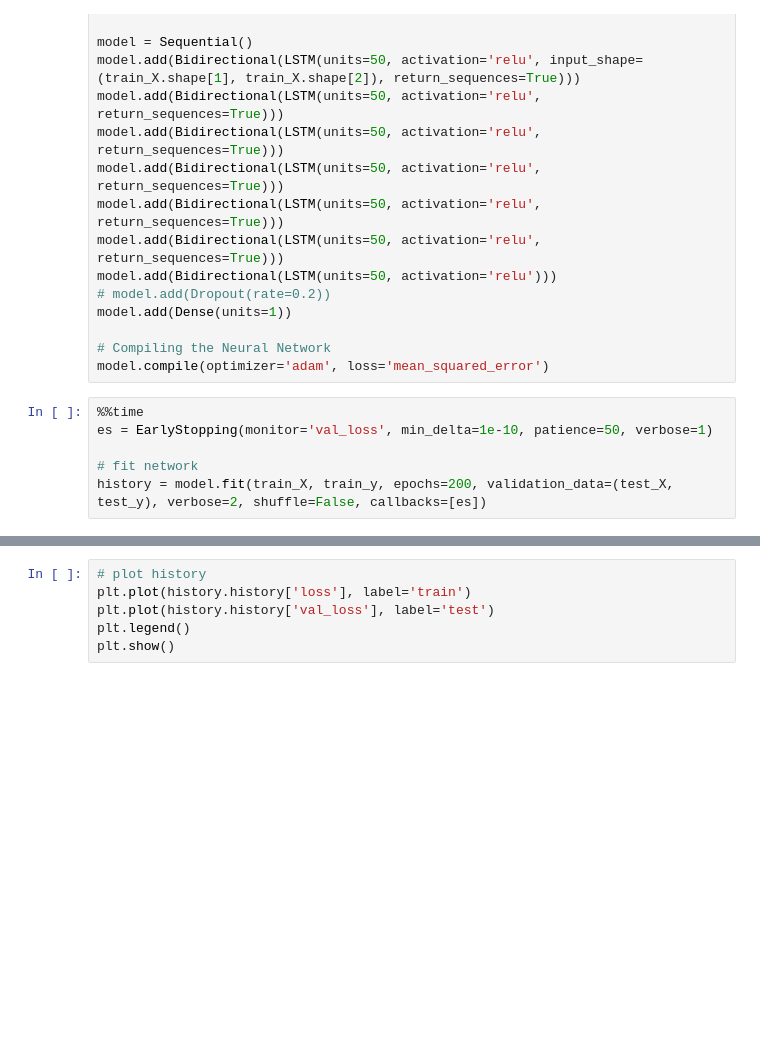
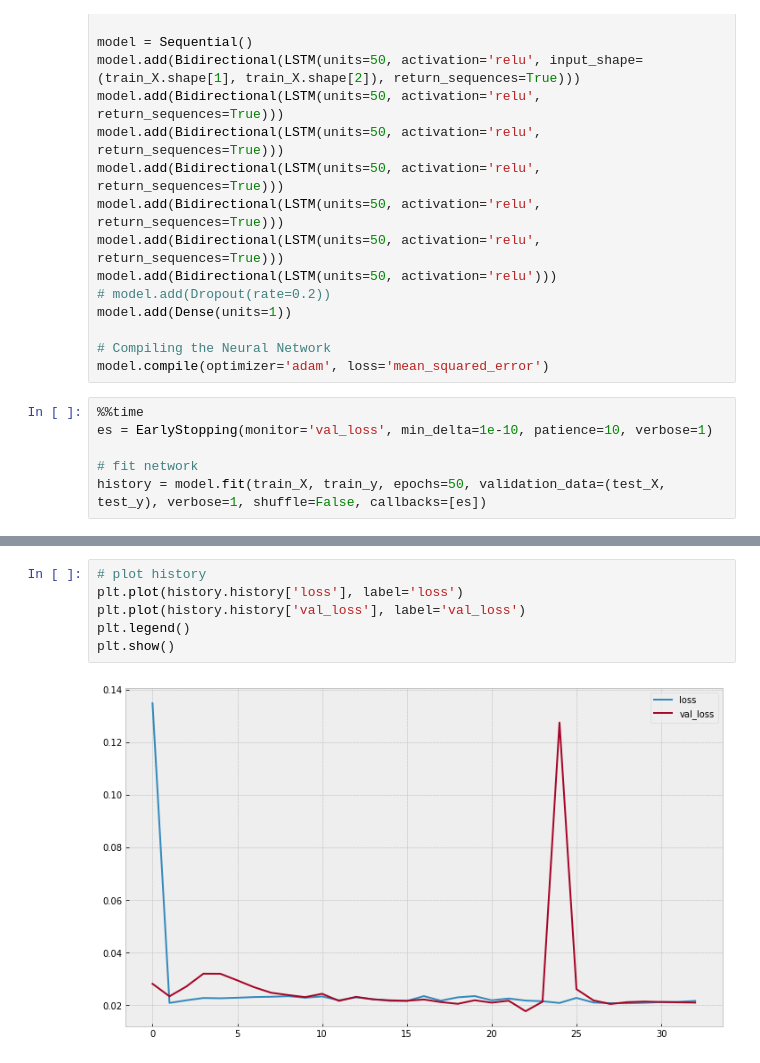
Before and after one commit to UsmanKolo/Master_Thesis, a Jupyter notebook: Notebooks/MultiVariate_LSTM2.ipynb, the cells around one changed output, grey strips where cells are left out. Saved outputs shown, nothing was run; the diff lists cells and outputs as text; blank space fills up the shorter version.

```diff
--- a/Notebooks/MultiVariate_LSTM2.ipynb
+++ b/Notebooks/MultiVariate_LSTM2.ipynb
@@ -229,7 +240,7 @@ model.add(Dense(units=1))
 model.compile(optimizer='adam', loss='mean_squared_error')
 # %%
 %%time
-es = EarlyStopping(monitor='val_loss', min_delta=1e-10, patience=50, verbose=1)
+es = EarlyStopping(monitor='val_loss', min_delta=1e-10, patience=10, verbose=1)
 
 # fit network
-history = model.fit(train_X, train_y, epochs=200, validation_data=(test_X, test_y), verbose=2, shuffle=False, callbacks=[es])
+history = model.fit(train_X, train_y, epochs=50, validation_data=(test_X, test_y), verbose=1, shuffle=False, callbacks=[es])
@@ -236,9 +265,11 @@ history = model.fit(train_X, train_y, epochs=200, validation_data=(test_X, test_
 # %%
 # plot history
-plt.plot(history.history['loss'], label='train')
-plt.plot(history.history['val_loss'], label='test')
+plt.plot(history.history['loss'], label='loss')
+plt.plot(history.history['val_loss'], label='val_loss')
 plt.legend()
 plt.show()
+# %% [output]
+[figure, added]
 # %%
 from sklearn.metrics import *
 
```
Also changed, not shown: parts of 5 cells of this notebook, 1 other file.
